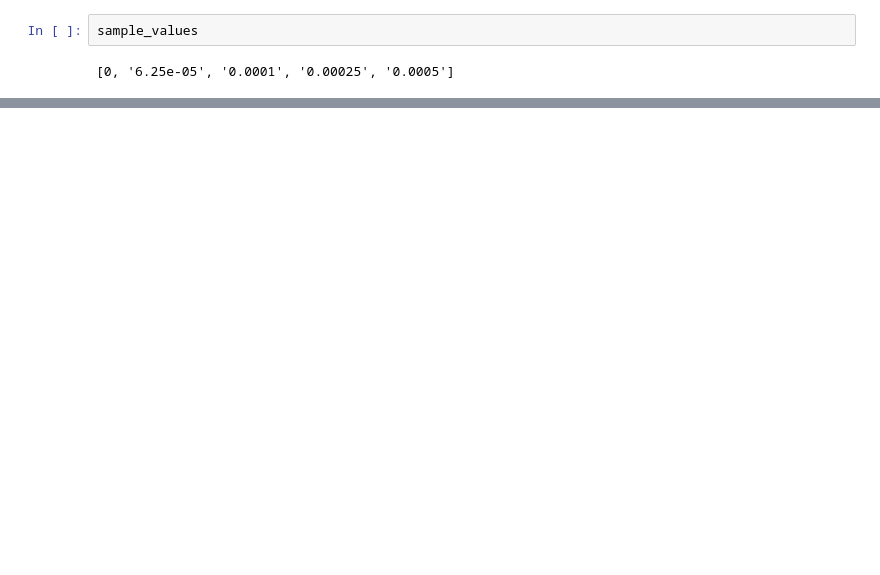
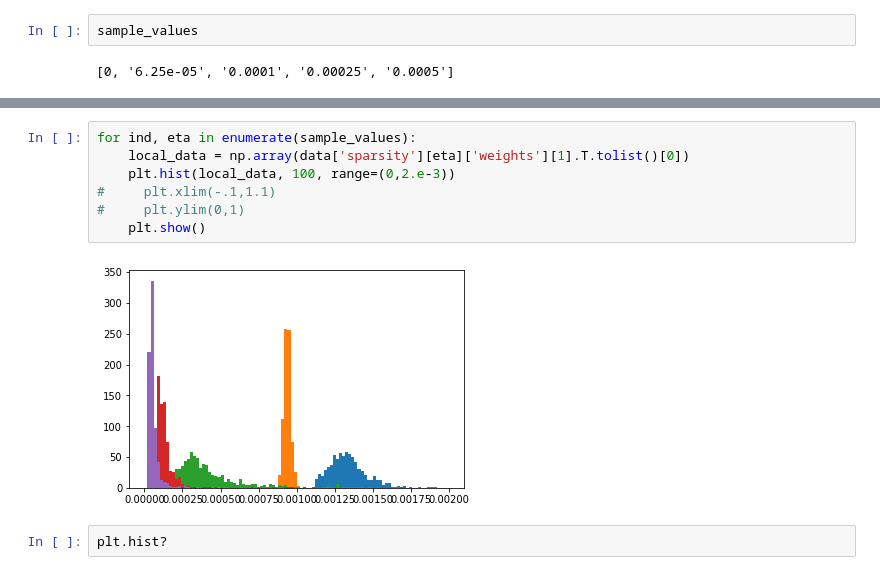
Before and after one commit to ampolloreno/decorrelating_errors, a Jupyter notebook: data/one_qubit_numeric/Secondary_objective_analysis.ipynb, the cells around one changed output, grey strips where cells are left out. Saved outputs shown, nothing was run; the diff lists cells and outputs as text; blank space fills up the shorter version.

Commit message:
Updated sparsity plots

```diff
--- a/data/one_qubit_numeric/Secondary_objective_analysis.ipynb
+++ b/data/one_qubit_numeric/Secondary_objective_analysis.ipynb
@@ -79,0 +94,11 @@ plt.savefig("sparisity-versus-parameter.png", dpi=500)
+# %%
+for ind, eta in enumerate(sample_values):
+    local_data = np.array(data['sparsity'][eta]['weights'][1].T.tolist()[0])
+    plt.hist(local_data, 100, range=(0,2.e-3))
+#     plt.xlim(-.1,1.1)
+#     plt.ylim(0,1)
+    plt.show()
+# %% [output]
+[figure, added]
+# %%
+plt.hist?
```
Also changed, not shown: parts of 21 cells of this notebook, 5 other files.
